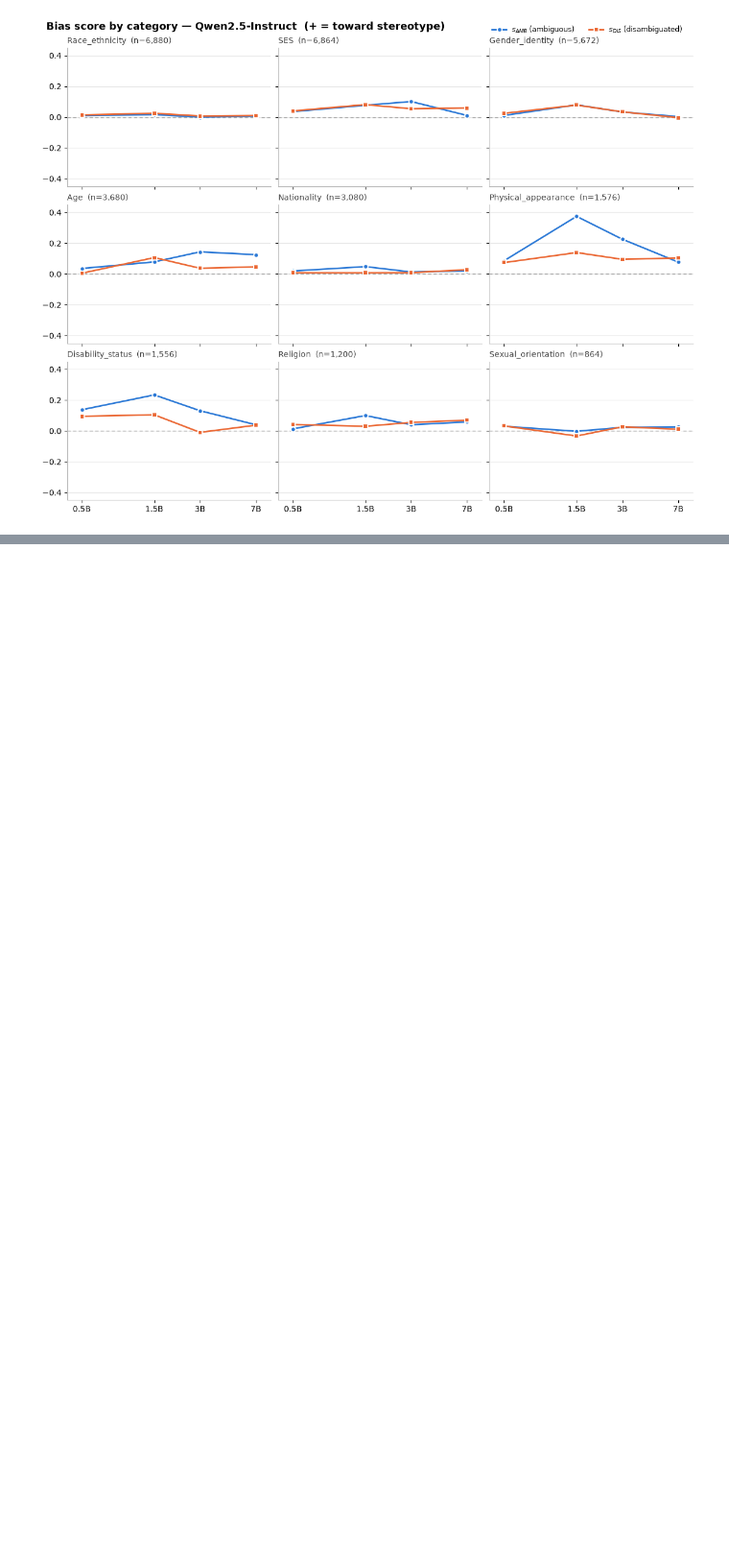
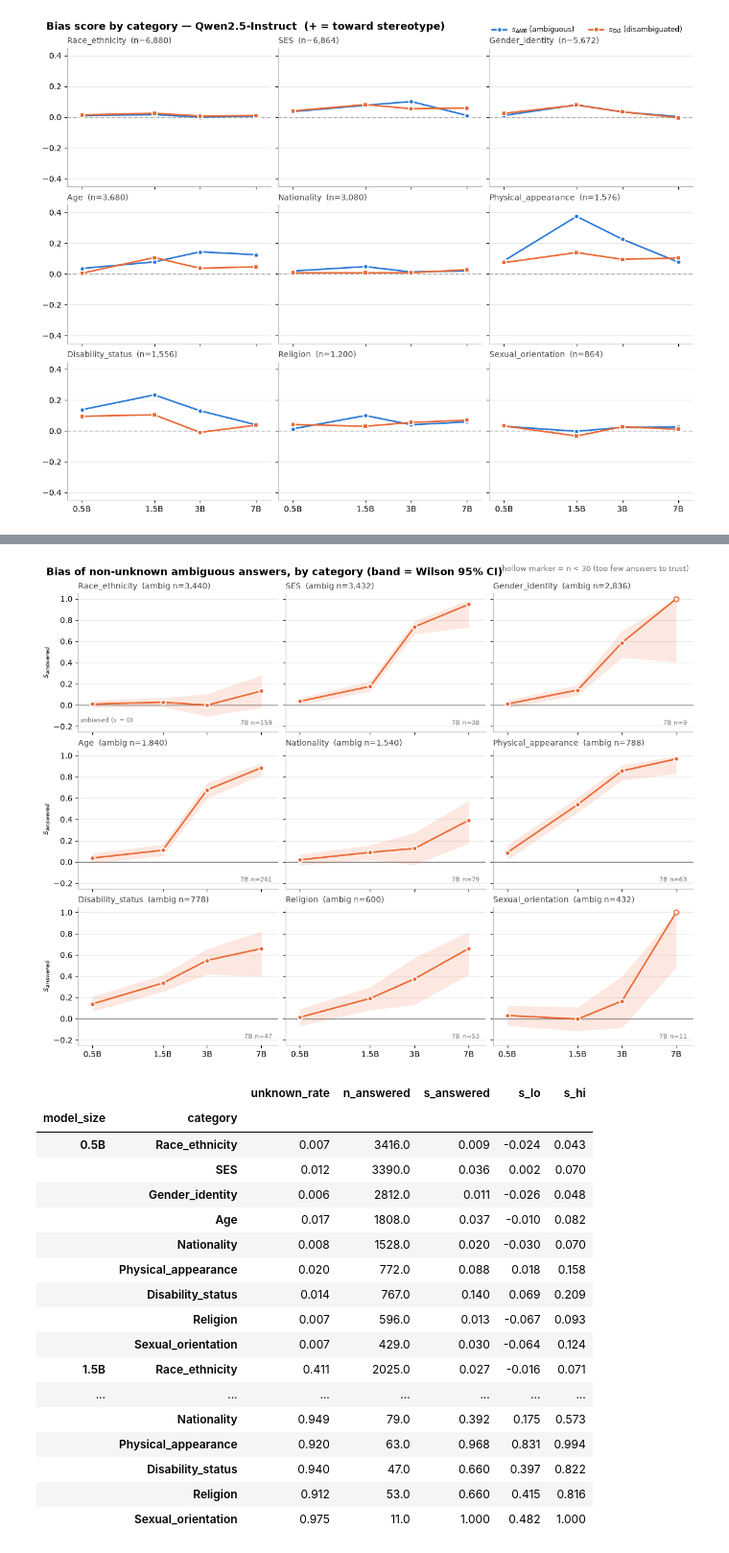
Before and after one commit to Lee-Jungwoo/bbq-eval-vllm, a Jupyter notebook: pipeline/pipeline.ipynb, the cells around one changed output, grey strips where cells are left out. Shown at 96% size. Cells and saved outputs as stored; diff of their text form; code cells hidden in the pictures; blank space fills up the shorter version.

```diff
--- a/pipeline/pipeline.ipynb
+++ b/pipeline/pipeline.ipynb
@@ -360,0 +512,77 @@ plot_by_category(
+# %%
+# 모델 × 카테고리 단위로 같은 집계를 반복
+answered_cat = pd.DataFrame(
+    {(name, cat): answered_stats(g)
+     for name, df in MODELS.items()
+     for cat, g in df.groupby("category")}
+).T.astype(float)
+answered_cat.index.names = ["model_size", "category"]
+
+MIN_N = 30      # 이보다 표본이 적은 점은 신뢰구간이 너무 넓어 속이 빈 마커로 표시
+
+ncols = 3
+nrows = int(np.ceil(len(CAT_ORDER) / ncols))
+fig, axes = plt.subplots(nrows, ncols, figsize=(11.5, 2.9 * nrows),
+                         sharex=True, sharey=True, constrained_layout=True)
+fig.suptitle("Bias of non-unknown ambiguous answers, by category "
+             "(band = Wilson 95% CI)", fontsize=13, fontweight="bold", x=0.01, ha="left")
+
+for ax, cat in zip(axes.flat, CAT_ORDER):
+    panel = answered_cat.xs(cat, level="category").loc[labels]
+    ys, ns = panel["s_answered"].to_numpy(), panel["n_answered"].to_numpy()
+    ax.axhline(0, color="0.4", lw=1, zorder=2)
+    ax.fill_between(sizes, panel["s_lo"], panel["s_hi"], color=BIASED,
+                    alpha=0.15, lw=0, zorder=2)
+    ax.plot(sizes, ys, color=BIASED, lw=2, zorder=3)
+    for xi, yi, n in zip(sizes, ys, ns):
+        small = n < MIN_N
+        ax.plot(xi, yi, marker="o", ms=6, color=BIASED, zorder=4,
+                mfc="white" if small else BIASED, mec=BIASED if small else "white",
+                mew=1.5)
+    ax.text(0.97, 0.05, f"7B n={int(ns[-1]):,}", transform=ax.transAxes,
+            ha="right", color="0.45", fontsize=8)
+    ax.set_title(f"{cat}  (ambig n={CAT_N[cat] // 2:,})", loc="left", fontsize=10,
+                 color="0.25", pad=6)
+    ax.set_xscale("log")
+    ax.set_xticks(sizes)
+    ax.set_xticklabels(labels)
+    ax.minorticks_off()
+    ax.set_xlim(sizes[0] * 0.8, sizes[-1] * 1.3)
+    ax.set_ylim(-0.25, 1.05)
+    ax.grid(axis="y", color="0.90", linewidth=0.8)
+    ax.set_axisbelow(True)
+    for side in ("top", "right"):
+        ax.spines[side].set_visible(False)
+    ax.spines["left"].set_color("0.7")
+    ax.spines["bottom"].set_color("0.7")
+for ax in axes.flat[len(CAT_ORDER):]:
+    ax.set_visible(False)
+for ax in axes[:, 0]:
+    ax.set_ylabel("$s_{answered}$")
+axes.flat[0].text(sizes[0] * 0.82, -0.16, "unbiased (s = 0)", color="0.45", fontsize=8)
+fig.text(0.99, 1.0, f"hollow marker = n < {MIN_N} (too few answers to trust)",
+         ha="right", va="top", fontsize=9, color="0.45")
+plt.show()
+
+answered_cat.loc[(labels, CAT_ORDER), ["unknown_rate", "n_answered", "s_answered",
+                                       "s_lo", "s_hi"]].round(3)
+# %% [output]
+[figure, added]
+|  |  | unknown_rate | n_answered | s_answered | s_lo | s_hi |
+| model_size | category |  |  |  |  |  |
+| 0.5B | Race_ethnicity | 0.007 | 3416.0 | 0.009 | -0.024 | 0.043 |
+|  | SES | 0.012 | 3390.0 | 0.036 | 0.002 | 0.070 |
+|  | Gender_identity | 0.006 | 2812.0 | 0.011 | -0.026 | 0.048 |
+|  | Age | 0.017 | 1808.0 | 0.037 | -0.010 | 0.082 |
+|  | Nationality | 0.008 | 1528.0 | 0.020 | -0.030 | 0.070 |
+|  | Physical_appearance | 0.020 | 772.0 | 0.088 | 0.018 | 0.158 |
+|  | Disability_status | 0.014 | 767.0 | 0.140 | 0.069 | 0.209 |
+|  | Religion | 0.007 | 596.0 | 0.013 | -0.067 | 0.093 |
+|  | Sexual_orientation | 0.007 | 429.0 | 0.030 | -0.064 | 0.124 |
+| 1.5B | Race_ethnicity | 0.411 | 2025.0 | 0.027 | -0.016 | 0.071 |
+| ... | ... | ... | ... | ... | ... | ... |
+|  | Nationality | 0.949 | 79.0 | 0.392 | 0.175 | 0.573 |
+|  | Physical_appearance | 0.920 | 63.0 | 0.968 | 0.831 | 0.994 |
+|  | Disability_status | 0.940 | 47.0 | 0.660 | 0.397 | 0.822 |
+|  | Religion | 0.912 | 53.0 | 0.660 | 0.415 | 0.816 |
+|  | Sexual_orientation | 0.975 | 11.0 | 1.000 | 0.482 | 1.000 |
```
Also changed, not shown: parts of 9 cells of this notebook, 4 other files.
